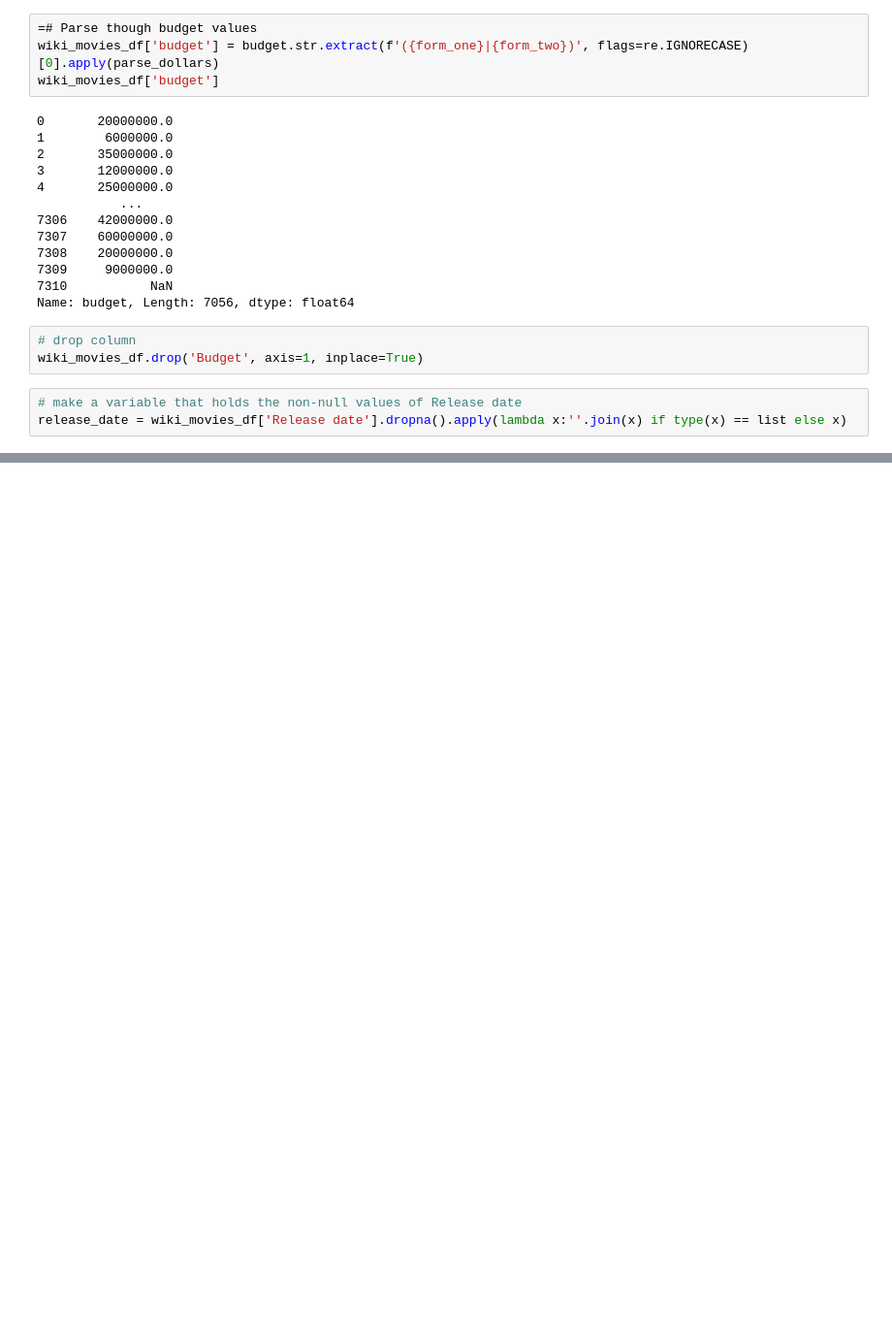
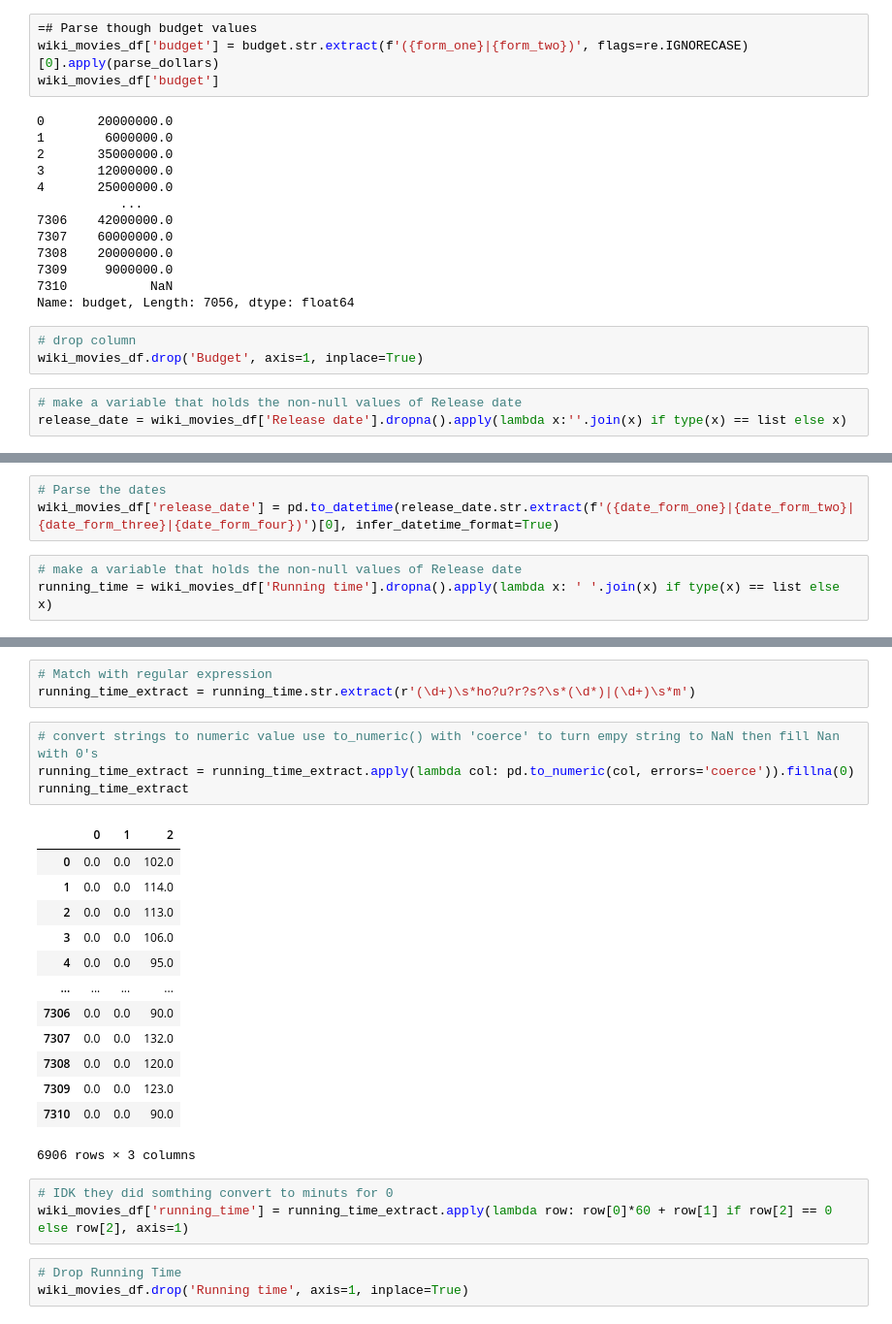
Before and after one commit to Alberto367/Movies-ETL, a Jupyter notebook: wiki_movies.ipynb, the cells around one changed output, grey strips where cells are left out. Shown at 97% size. Drawn from its saved outputs; the diff is of its cells as text; blank space fills up the shorter version.

```diff
--- a/wiki_movies.ipynb
+++ b/wiki_movies.ipynb
@@ -649,3 +650,9 @@ release_date.str.extract(f'({date_form_one}|{date_form_two}|{date_form_three}|{d
 | 7309 | August 31, 2018 |
 | 7310 | December 2018 |
 7014 rows × 1 columns
+# %%
+# Parse the dates
+wiki_movies_df['release_date'] = pd.to_datetime(release_date.str.extract(f'({date_form_one}|{date_form_two}|{date_form_three}|{date_form_four})')[0], infer_datetime_format=True)
+# %%
+# make a variable that holds the non-null values of Release date
+running_time = wiki_movies_df['Running time'].dropna().apply(lambda x: ' '.join(x) if type(x) == list else x)
@@ -651,0 +694,27 @@ release_date.str.extract(f'({date_form_one}|{date_form_two}|{date_form_three}|{d
+# %%
+# Match with regular expression
+running_time_extract = running_time.str.extract(r'(\d+)\s*ho?u?r?s?\s*(\d*)|(\d+)\s*m')
+# %%
+# convert strings to numeric value use to_numeric() with 'coerce' to turn empy string to NaN then fill Nan with 0's
+running_time_extract = running_time_extract.apply(lambda col: pd.to_numeric(col, errors='coerce')).fillna(0)
+running_time_extract
+# %% [output]
+|  | 0 | 1 | 2 |
+| 0 | 0.0 | 0.0 | 102.0 |
+| 1 | 0.0 | 0.0 | 114.0 |
+| 2 | 0.0 | 0.0 | 113.0 |
+| 3 | 0.0 | 0.0 | 106.0 |
+| 4 | 0.0 | 0.0 | 95.0 |
+| ... | ... | ... | ... |
+| 7306 | 0.0 | 0.0 | 90.0 |
+| 7307 | 0.0 | 0.0 | 132.0 |
+| 7308 | 0.0 | 0.0 | 120.0 |
+| 7309 | 0.0 | 0.0 | 123.0 |
+| 7310 | 0.0 | 0.0 | 90.0 |
+6906 rows × 3 columns
+# %%
+# IDK they did somthing convert to minuts for 0
+wiki_movies_df['running_time'] = running_time_extract.apply(lambda row: row[0]*60 + row[1] if row[2] == 0 else row[2], axis=1)
+# %%
+# Drop Running Time
+wiki_movies_df.drop('Running time', axis=1, inplace=True)
```
Also changed, not shown: parts of 6 cells of this notebook.
